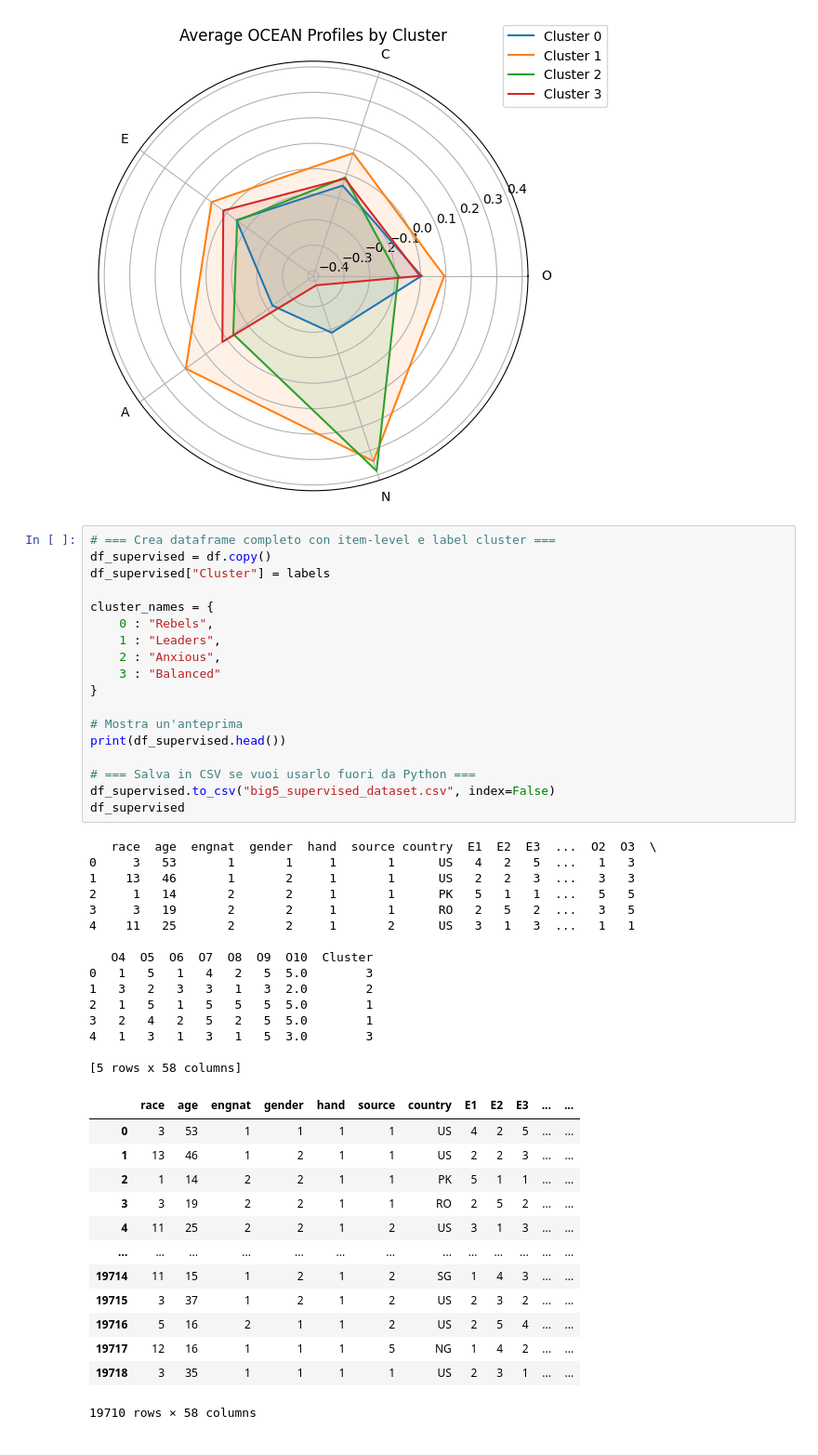
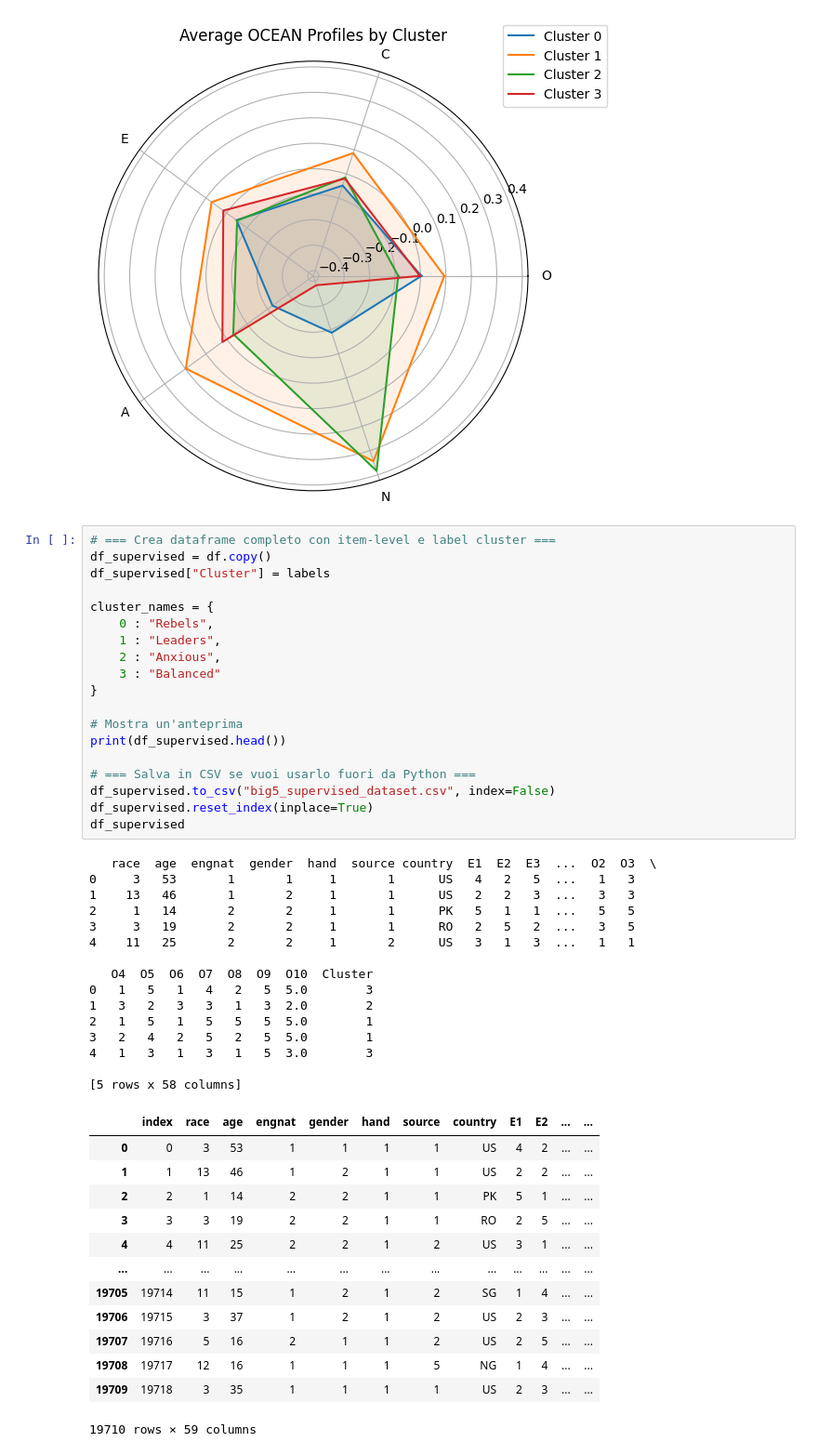
Before and after one commit to Knightmare2002/Big-Five-Test, a Jupyter notebook: main.ipynb, the cells around one changed output. Shown at 93% size. Saved outputs shown, nothing was run; the diff lists cells and outputs as text.

```diff
--- a/main.ipynb
+++ b/main.ipynb
@@ -415,43 +415,44 @@ df_supervised["Cluster"] = labels
 
 cluster_names = {
     0 : "Rebels",
     1 : "Leaders",
     2 : "Anxious",
     3 : "Balanced"
 }
 
 # Mostra un'anteprima
 print(df_supervised.head())
 
 # === Salva in CSV se vuoi usarlo fuori da Python ===
 df_supervised.to_csv("big5_supervised_dataset.csv", index=False)
+df_supervised.reset_index(inplace=True)
 df_supervised
 # %% [output]
    race  age  engnat  gender  hand  source country  E1  E2  E3  ...  O2  O3  \
 0     3   53       1       1     1       1      US   4   2   5  ...   1   3
 1    13   46       1       2     1       1      US   2   2   3  ...   3   3
 2     1   14       2       2     1       1      PK   5   1   1  ...   5   5
 3     3   19       2       2     1       1      RO   2   5   2  ...   3   5
 4    11   25       2       2     1       2      US   3   1   3  ...   1   1
 
    O4  O5  O6  O7  O8  O9  O10  Cluster
 0   1   5   1   4   2   5  5.0        3
 1   3   2   3   3   1   3  2.0        2
 2   1   5   1   5   5   5  5.0        1
 3   2   4   2   5   2   5  5.0        1
 4   1   3   1   3   1   5  3.0        3
 
 [5 rows x 58 columns]
-|  | race | age | engnat | gender | hand | source | country | E1 | E2 | E3 | ... | ... |
-| 0 | 3 | 53 | 1 | 1 | 1 | 1 | US | 4 | 2 | 5 | ... | ... |
-| 1 | 13 | 46 | 1 | 2 | 1 | 1 | US | 2 | 2 | 3 | ... | ... |
-| 2 | 1 | 14 | 2 | 2 | 1 | 1 | PK | 5 | 1 | 1 | ... | ... |
-| 3 | 3 | 19 | 2 | 2 | 1 | 1 | RO | 2 | 5 | 2 | ... | ... |
-| 4 | 11 | 25 | 2 | 2 | 1 | 2 | US | 3 | 1 | 3 | ... | ... |
+|  | index | race | age | engnat | gender | hand | source | country | E1 | E2 | ... | ... |
+| 0 | 0 | 3 | 53 | 1 | 1 | 1 | 1 | US | 4 | 2 | ... | ... |
+| 1 | 1 | 13 | 46 | 1 | 2 | 1 | 1 | US | 2 | 2 | ... | ... |
+| 2 | 2 | 1 | 14 | 2 | 2 | 1 | 1 | PK | 5 | 1 | ... | ... |
+| 3 | 3 | 3 | 19 | 2 | 2 | 1 | 1 | RO | 2 | 5 | ... | ... |
+| 4 | 4 | 11 | 25 | 2 | 2 | 1 | 2 | US | 3 | 1 | ... | ... |
 | ... | ... | ... | ... | ... | ... | ... | ... | ... | ... | ... | ... | ... |
-| 19714 | 11 | 15 | 1 | 2 | 1 | 2 | SG | 1 | 4 | 3 | ... | ... |
-| 19715 | 3 | 37 | 1 | 2 | 1 | 2 | US | 2 | 3 | 2 | ... | ... |
-| 19716 | 5 | 16 | 2 | 1 | 1 | 2 | US | 2 | 5 | 4 | ... | ... |
-| 19717 | 12 | 16 | 1 | 1 | 1 | 5 | NG | 1 | 4 | 2 | ... | ... |
-| 19718 | 3 | 35 | 1 | 1 | 1 | 1 | US | 2 | 3 | 1 | ... | ... |
+| 19705 | 19714 | 11 | 15 | 1 | 2 | 1 | 2 | SG | 1 | 4 | ... | ... |
+| 19706 | 19715 | 3 | 37 | 1 | 2 | 1 | 2 | US | 2 | 3 | ... | ... |
+| 19707 | 19716 | 5 | 16 | 2 | 1 | 1 | 2 | US | 2 | 5 | ... | ... |
+| 19708 | 19717 | 12 | 16 | 1 | 1 | 1 | 5 | NG | 1 | 4 | ... | ... |
+| 19709 | 19718 | 3 | 35 | 1 | 1 | 1 | 1 | US | 2 | 3 | ... | ... |
-19710 rows × 58 columns
+19710 rows × 59 columns
```
Also changed, not shown: parts of 12 cells of this notebook, 2 other files.
